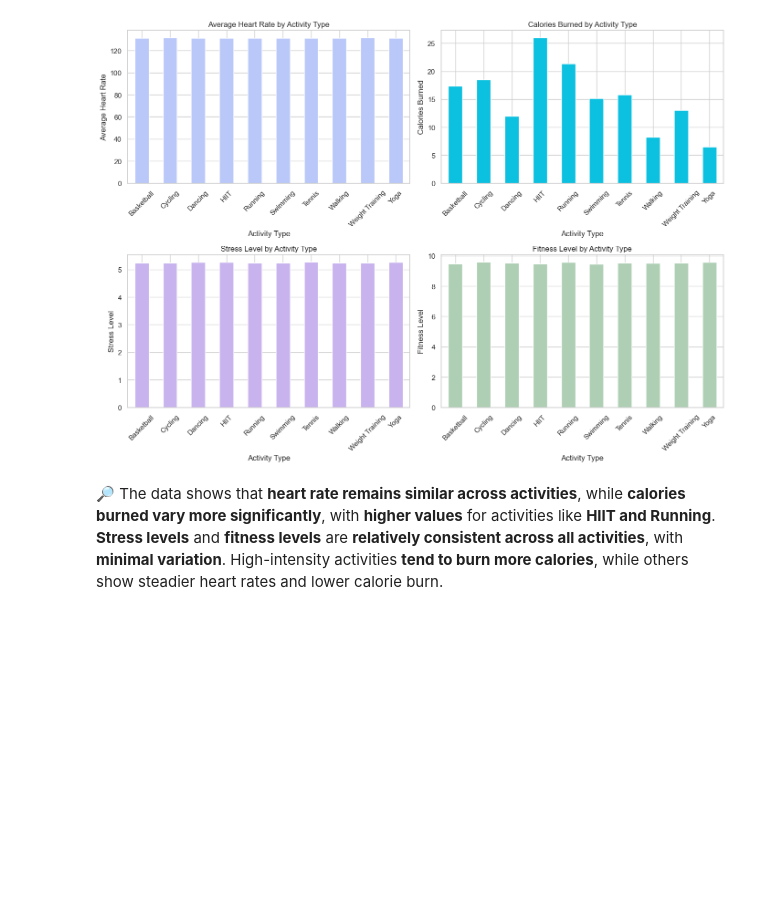
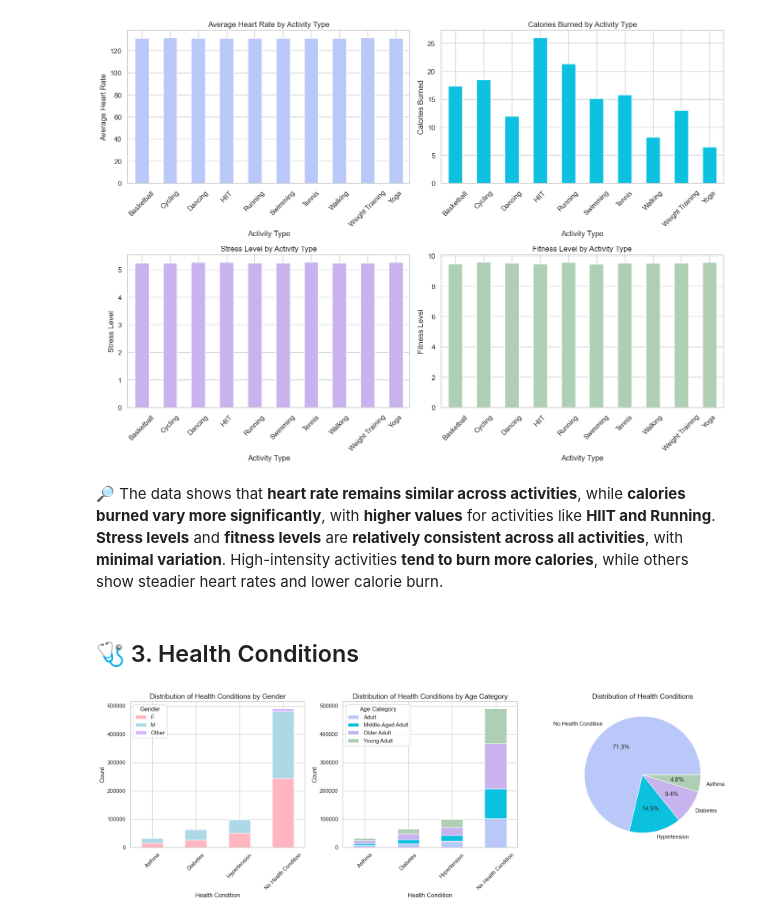
Before and after one commit to irisdev06/FitFlow, a Jupyter notebook: fitflow.ipynb, the cells around one changed output. Drawn from its saved outputs; the diff is of its cells as text; code cells hidden in the pictures; blank space fills up the shorter version.

```diff
--- a/fitflow.ipynb
+++ b/fitflow.ipynb
@@ -517,3 +517,37 @@ Yoga                 131.458241         6.506351      5.255785       9.565234
 # %% [markdown]
 🔎
 The data shows that **heart rate remains similar across activities**, while **calories burned vary more significantly**, with **higher values** for activities like **HIIT and Running**. **Stress levels** and **fitness levels** are **relatively consistent across all activities**, with **minimal variation**. High-intensity activities **tend to burn more calories**, while others show steadier heart rates and lower calorie burn.
+# %% [markdown]
+## 🩺 3. Health Conditions
+# %%
+healthcondition_byage = df.groupby(['health_condition', 'age_category']).size().unstack()
+healthcondition_bygender = df.groupby(['health_condition', 'gender']).size().unstack()
+count_health_conditions = df['health_condition'].value_counts()
+
+
+fig, axes = plt.subplots(1, 3, figsize=(18, 6))
+
+# Plotting the distribution of health conditions by gender
+healthcondition_bygender.plot(kind='bar', stacked=True, color=colormap1, ax=axes[0])
+axes[0].set_title('Distribution of Health Conditions by Gender', fontsize=14)
+axes[0].set_xlabel('Health Condition', fontsize=12)
+axes[0].set_ylabel('Count', fontsize=12)
+axes[0].tick_params(axis='x', rotation=45)
+axes[0].legend(title='Gender')
+
+# Plotting the distribution of health conditions by age category
+healthcondition_byage.plot(kind='bar', stacked=True, color=colormap2, ax=axes[1])
+axes[1].set_title('Distribution of Health Conditions by Age Category', fontsize=14)
+axes[1].set_xlabel('Health Condition', fontsize=12)
+axes[1].set_ylabel('Count', fontsize=12)
+axes[1].tick_params(axis='x', rotation=45)
+axes[1].legend(title='Age Category')
+
+# Plotting the pie chart for health conditions
+axes[2].pie(count_health_conditions, labels=count_health_conditions.index, autopct='%1.1f%%', colors=colormap2)
+axes[2].set_title('Distribution of Health Conditions', fontsize=14)
+
+plt.tight_layout()
+plt.show()
+# %% [output]
+[figure, added]
```
Also changed, not shown: parts of 8 cells of this notebook.
